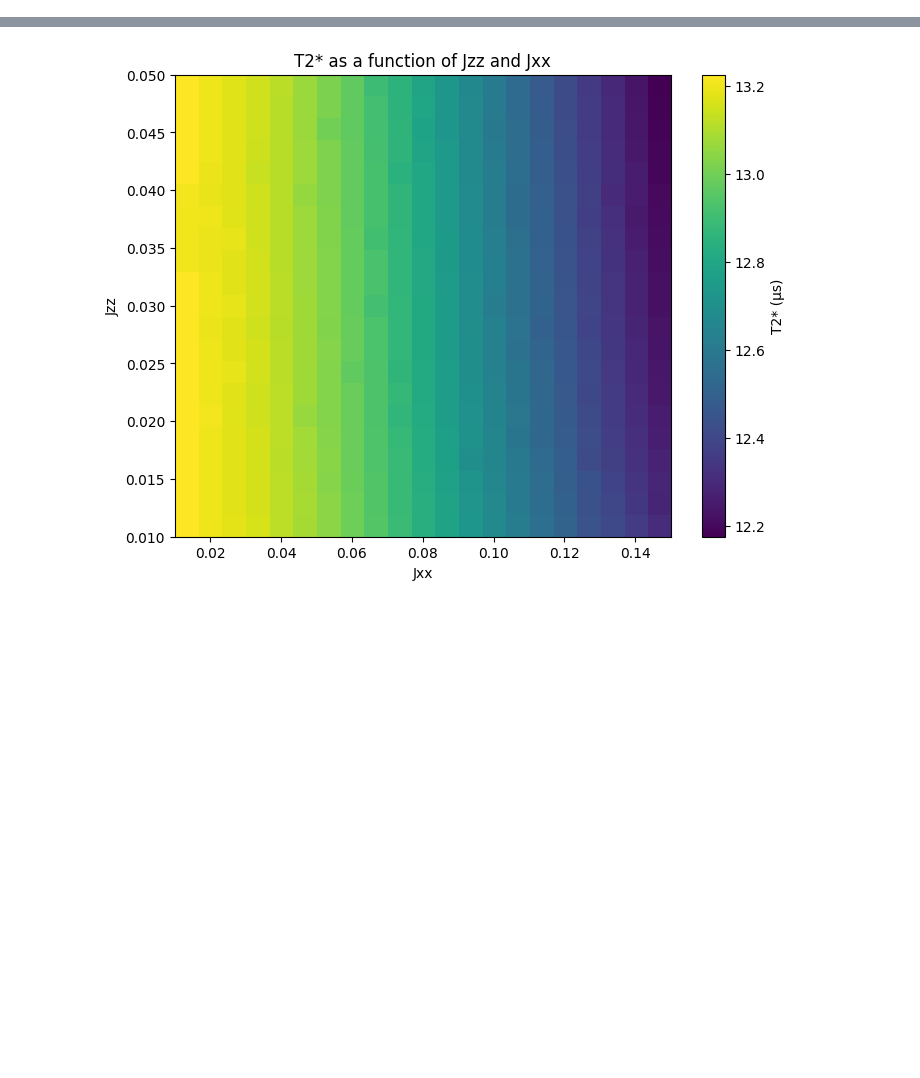
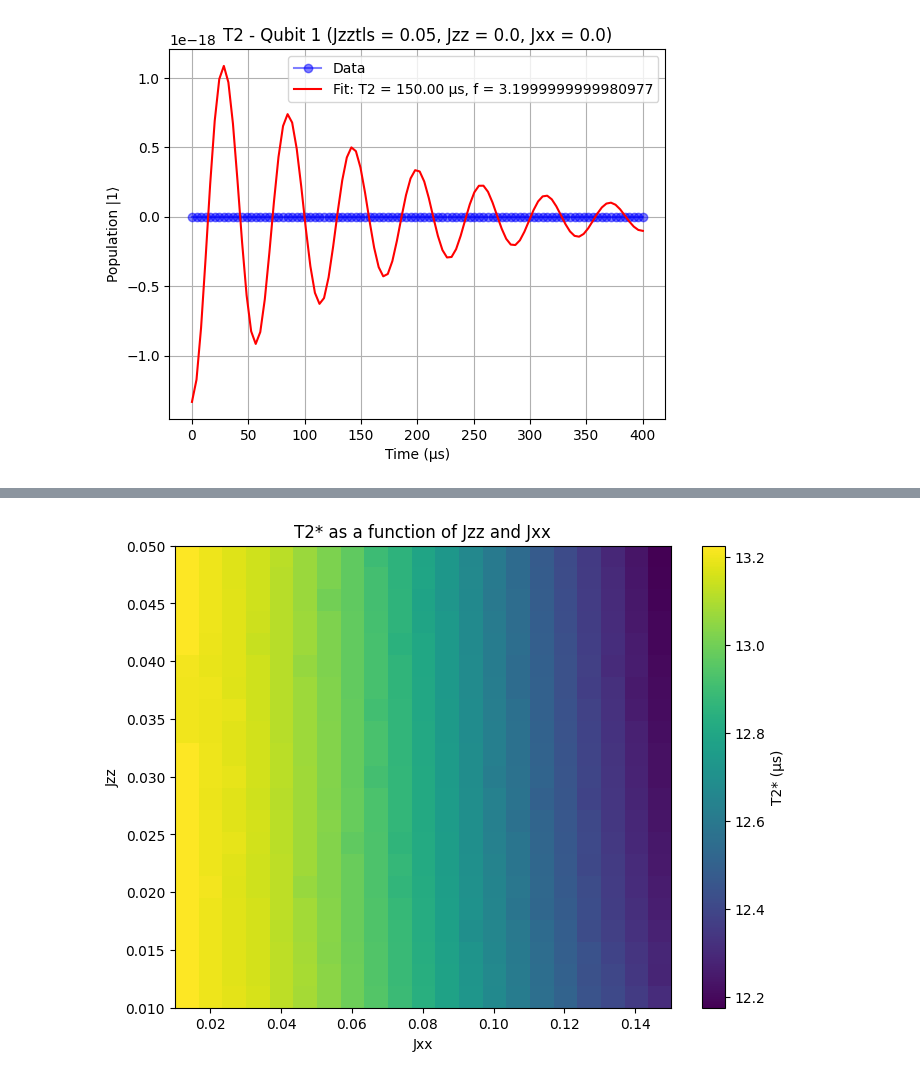
Before and after one commit to jyamaoka/qubit_zz_coupling, a Jupyter notebook: examples/scan_coupling.ipynb, the cells around one changed output, grey strips where cells are left out. Cells and saved outputs as stored; diff of their text form; code cells hidden in the pictures; blank space fills up the shorter version.

```diff
--- a/examples/scan_coupling.ipynb
+++ b/examples/scan_coupling.ipynb
@@ -37,0 +48,12 @@ plt.show()
+# %%
+# T2 measurement for Qubit 1
+psi0 = tensor((basis(2,1) + basis(2,0)).unit(), basis(2,1), basis(2,1))  # |+⟩|1⟩|1⟩
+
+first_guess = [0.5, 1.0 / SYSTEM_PARAMS["dephasing"]["q1"], SYSTEM_PARAMS["fq1"], 0.0, 0.5]
+
+solve_t2(H, psi0, tlist, [c_ops[1]], [sz_q1], first_guess, ret_pop=False)
+plot_t2(H, psi0, tlist, [c_ops[1]], [sz_q1], first_guess, "Qubit 1", SYSTEM_PARAMS)
+#plt.plot(tlist, make_population(sz_analytic(tlist, 1.0/180)), label="Analytic")
+plt.show()
+# %% [output]
+[figure, added]
```
Also changed, not shown: parts of 8 cells of this notebook, 2 other files.
